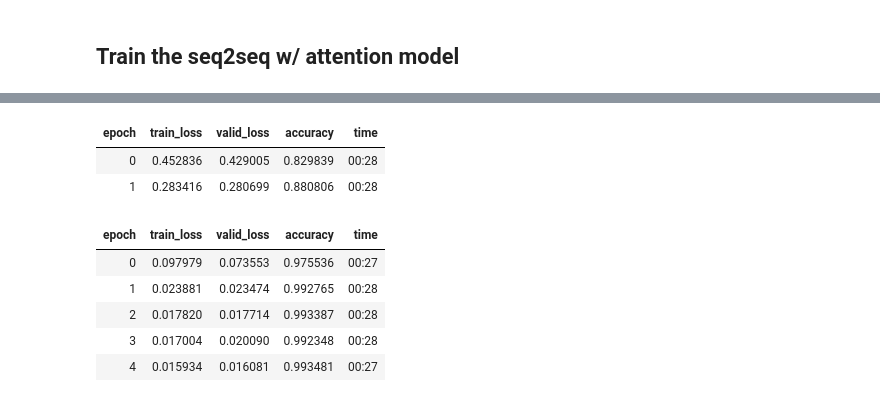
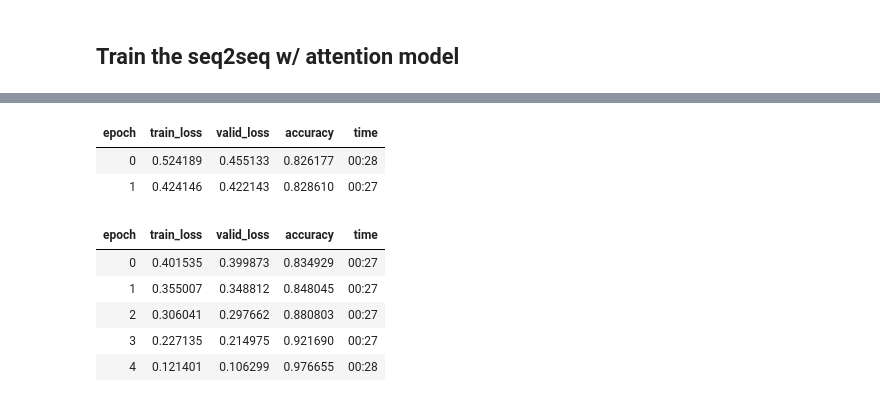
Before and after one commit to mike-a-yen/date-translation, a Jupyter notebook: notebooks/01_seq2seq.ipynb, the cells around one changed output, grey strips where cells are left out. Saved outputs shown, nothing was run; the diff lists cells and outputs as text; code cells hidden in the pictures.

```diff
--- a/notebooks/01_seq2seq.ipynb
+++ b/notebooks/01_seq2seq.ipynb
@@ -209,13 +220,18 @@ class SequenceDecoder(nn.Module):
         self.vocab_size = len(tok_to_int)
         self.hidden_size = _HIDDEN_SIZE
         self.rnn_layers = _NUM_LAYERS
+
+        # I am modifying the model size to better
+        # replicate the number of parameters that
+        # will be used in the attention model.
+        # This way we have a fairer comparison.
         self.embedding_layer = nn.Embedding(
             self.vocab_size,
-            self.hidden_size,
+            2 * self.hidden_size,
             padding_idx=0
         )
         self.rnn = _RNN_LAYER(
-            self.hidden_size,
+            2 * self.hidden_size,
             self.hidden_size,
             num_layers=self.rnn_layers,
             batch_first = False
@@ -466,6 +495,7 @@ def attention(
         apply dropout to attention scores before softmax, by default 0.0
     scale : bool, optional
         scale the attention scores by 1./sqrt(dim), by default False
+        Introduced in Eq. 1 Vaswani et al.
     training: bool, optional
         training or evaluation mode, set by passing `model.training`, by default False
 
@@ -490,12 +520,15 @@ def attention(
 # %% [markdown]
 ### Seq2Seq w/ Luong Attention
 # %%
+# Nothing changes on the encoder
+
 class AttnSequenceDecoder(nn.Module):
-    def __init__(self, tok_to_int: dict) -> None:
+    def __init__(self, tok_to_int: dict, scale: bool = False) -> None:
         super().__init__()
         self.vocab_size = len(tok_to_int)
         self.hidden_size = _HIDDEN_SIZE
         self.rnn_layers = _NUM_LAYERS
+        self.scale_attn = scale
         self.embedding_layer = nn.Embedding(
             self.vocab_size,
             self.hidden_size,
@@ -507,8 +540,11 @@ class AttnSequenceDecoder(nn.Module):
             num_layers=self.rnn_layers,
             batch_first = False
         )
-        self.h_tilda = nn.Sequential(nn.Linear(2*self.hidden_size, self.hidden_size), nn.Tanh())  # Eq. 5
-        self.densor = nn.Linear(self.hidden_size, self.vocab_size)  # Eq. 6
+        self.h_tilda = nn.Sequential(
+            nn.Linear(2 * self.hidden_size, self.hidden_size),
+            nn.Tanh()
+        )  # Eq. 5
+        self.densor = nn.Linear(self.hidden_size, self.vocab_size)  # Eq. 6, without the softmax
 
     def apply_attention(self, X: torch.FloatTensor, encoder_output: torch.FloatTensor, encoder_mask: torch.Tensor):
         encoder_output = torch.transpose(encoder_output, 0, 1)  # (B, Tv, e)
@@ -518,7 +554,7 @@ class AttnSequenceDecoder(nn.Module):
             value=encoder_output,
             mask=encoder_mask.unsqueeze(1),  # (B, 1, Tv)
             dropout_rate=0.,
-            scale=False,
+            scale=self.scale_attn,
             training=self.training
         )  # (B, Tq, e), (B, Tq, Tv)
         return context, attn_weights
@@ -593,11 +629,11 @@ class AttnSequenceDecoder(nn.Module):
 
 
 class AttnSeq2Seq(nn.Module):
-    def __init__(self, tok_to_int: dict) -> None:
+    def __init__(self, tok_to_int: dict, scale: bool = False) -> None:
         super().__init__()
         self.tok_to_int = tok_to_int
         self.encoder = SequenceEncoder(tok_to_int)
-        self.decoder = AttnSequenceDecoder(tok_to_int)
+        self.decoder = AttnSequenceDecoder(tok_to_int, scale)
 
     def forward(self, X: dict):
         teacher_force = random.random() < 0.5
@@ -680,6 +717,6 @@ def imshow_attn(attn: torch.FloatTensor, encode_text, decode_text):
 # %% [markdown]
 ## Train the seq2seq w/ attention model
 # %%
-model = AttnSeq2Seq(tok_to_int).to(data.device)
+model = AttnSeq2Seq(tok_to_int, scale=False).to(data.device)
 learner = Learner(data, model, loss_func=nn.NLLLoss(), opt_func=optim.Adam, metrics=[accuracy])
 # %%
@@ -704,16 +739,16 @@ LR Finder is complete, type {learner_name}.recorder.plot() to see the graph.
 # %%
-learner.fit_one_cycle(2, 3e-2)
-learner.fit(5, 3e-2)
+learner.fit_one_cycle(2, 1e-2)
+learner.fit(5, 1e-3)
 # %% [output]
 | epoch | train_loss | valid_loss | accuracy | time |
-| 0 | 0.452836 | 0.429005 | 0.829839 | 00:28 |
-| 1 | 0.283416 | 0.280699 | 0.880806 | 00:28 |
+| 0 | 0.524189 | 0.455133 | 0.826177 | 00:28 |
+| 1 | 0.424146 | 0.422143 | 0.828610 | 00:27 |
 | epoch | train_loss | valid_loss | accuracy | time |
-| 0 | 0.097979 | 0.073553 | 0.975536 | 00:27 |
-| 1 | 0.023881 | 0.023474 | 0.992765 | 00:28 |
-| 2 | 0.017820 | 0.017714 | 0.993387 | 00:28 |
-| 3 | 0.017004 | 0.020090 | 0.992348 | 00:28 |
-| 4 | 0.015934 | 0.016081 | 0.993481 | 00:27 |
+| 0 | 0.401535 | 0.399873 | 0.834929 | 00:27 |
+| 1 | 0.355007 | 0.348812 | 0.848045 | 00:27 |
+| 2 | 0.306041 | 0.297662 | 0.880803 | 00:27 |
+| 3 | 0.227135 | 0.214975 | 0.921690 | 00:27 |
+| 4 | 0.121401 | 0.106299 | 0.976655 | 00:28 |
 # %%
 # see what the post training output looks like
 attn = test_sample(learner, DatasetType.Valid, 27)
```
Also changed, not shown: parts of 27 cells of this notebook.
